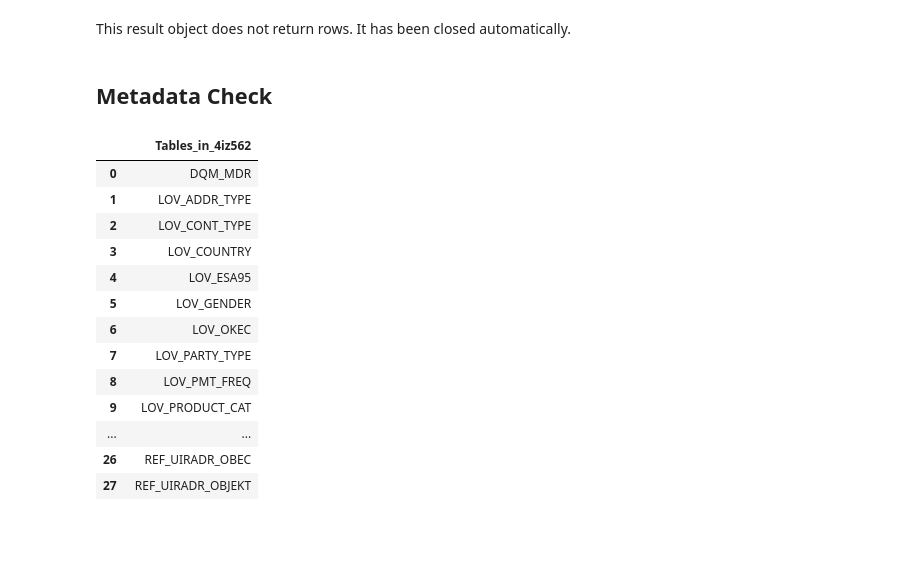
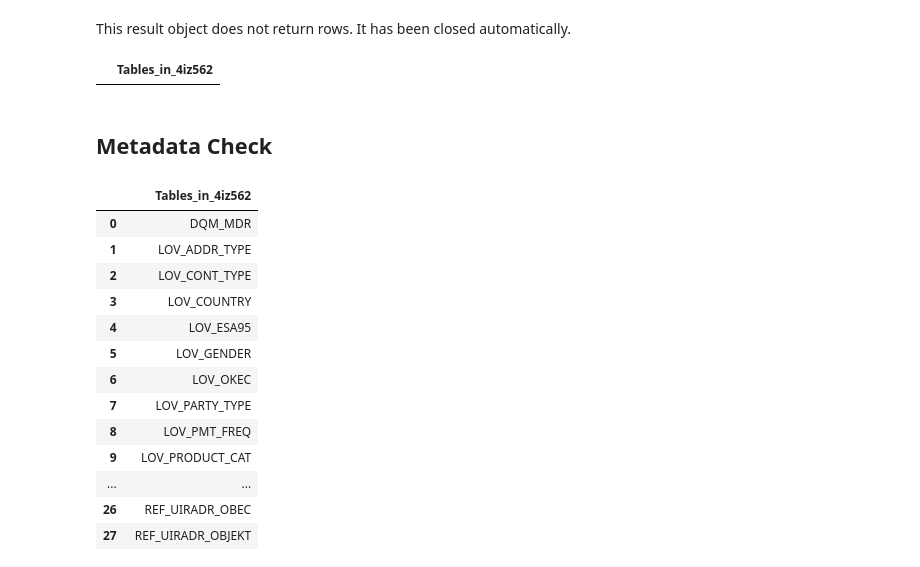
Before and after one commit to brezipe7/4IZ562, a Jupyter notebook: notebooks/W01/MySQL_kernel_intro.ipynb, the cells around one changed output. Drawn from its saved outputs; the diff is of its cells as text; code cells hidden in the pictures; blank space fills up the shorter version.

```diff
--- a/notebooks/W01/MySQL_kernel_intro.ipynb
+++ b/notebooks/W01/MySQL_kernel_intro.ipynb
@@ -12,6 +16,10 @@ show databases;
 use 4iz562;
 # %% [output]
 This result object does not return rows. It has been closed automatically.
+# %%
+show tables;
+# %% [output]
+|  | Tables_in_4iz562 |
 # %% [markdown]
 ## Metadata Check
 # %%
```
Also changed, not shown: parts of 2 cells of this notebook, 2 other files.
